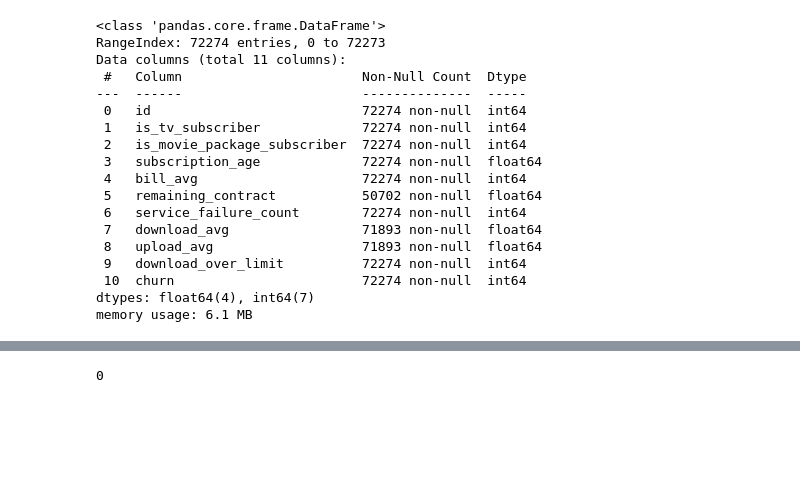
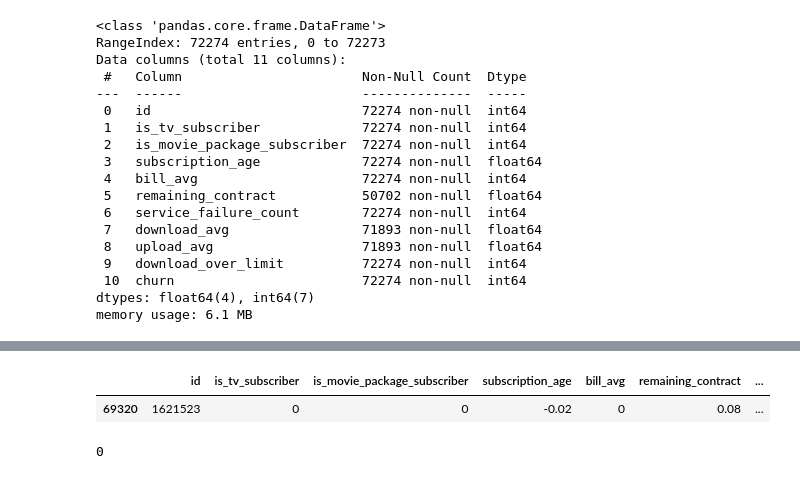
Before and after one commit to MaksimDar/telecom-churn-prediction, a Jupyter notebook: notebooks/01_eda.ipynb, the cells around one changed output, grey strips where cells are left out. Cells and saved outputs as stored; diff of their text form; code cells hidden in the pictures; blank space fills up the shorter version.

```diff
--- a/notebooks/01_eda.ipynb
+++ b/notebooks/01_eda.ipynb
@@ -90,3 +132,8 @@ df.describe()
 | 50% | 8.477840e+05 | 1.000000 | 0.000000 | 1.980000 | 19.000000 | 0.570000 | ... |
 | 75% | 1.269562e+06 | 1.000000 | 1.000000 | 3.300000 | 22.000000 | 1.310000 | ... |
 | max | 1.689744e+06 | 1.000000 | 1.000000 | 12.800000 | 406.000000 | 2.920000 | ... |
+# %%
+df[df['subscription_age'] < 0]
+# %% [output]
+|  | id | is_tv_subscriber | is_movie_package_subscriber | subscription_age | bill_avg | remaining_contract | ... |
+| 69320 | 1621523 | 0 | 0 | -0.02 | 0 | 0.08 | ... |
```
Also changed, not shown: parts of 18 cells of this notebook.
